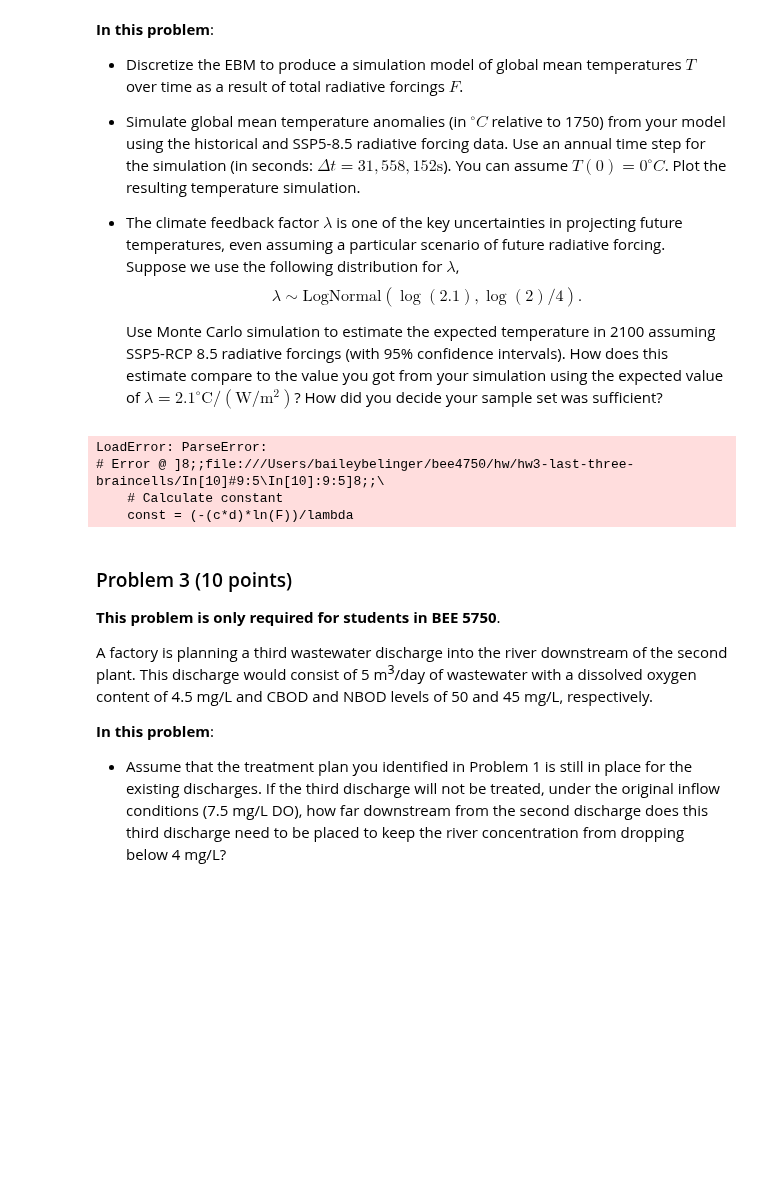
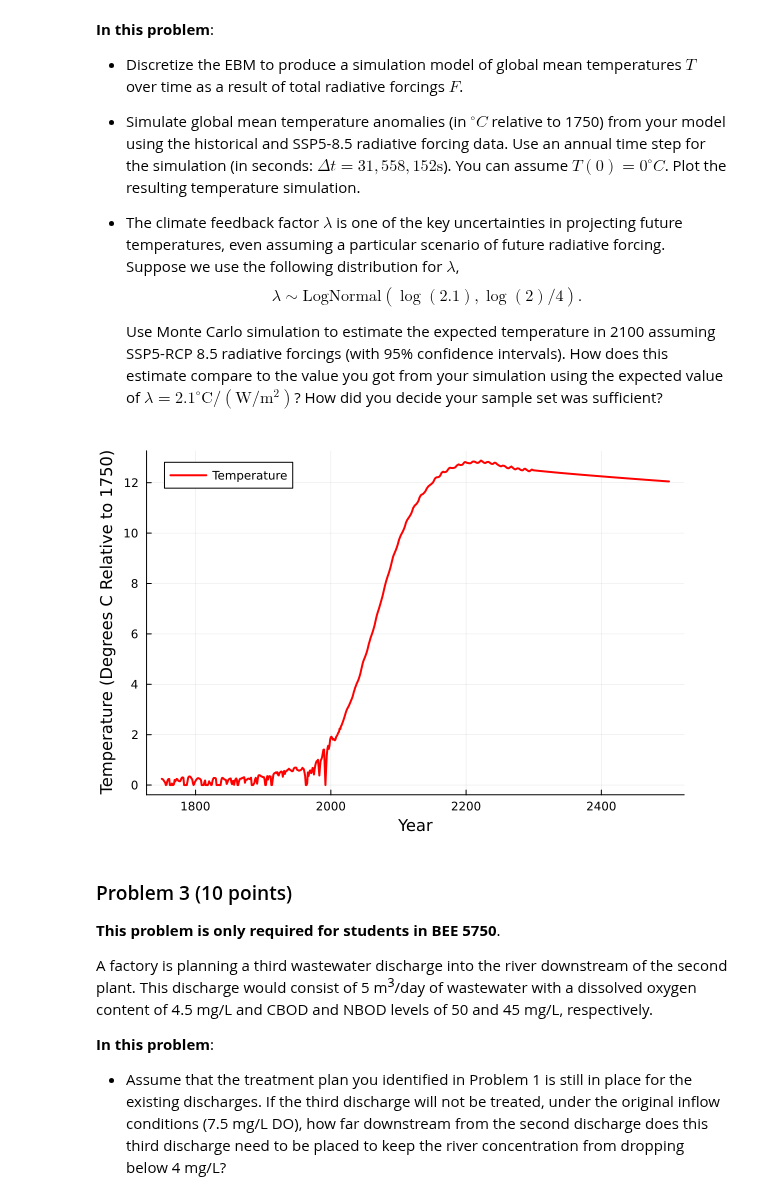
Before and after one commit to BEE4750-FA24/hw3-last-three-braincells, a Jupyter notebook: hw03.ipynb, the cells around one changed output. Drawn from its saved outputs; the diff is of its cells as text; code cells hidden in the pictures; blank space fills up the shorter version.

Commit message:
T vs. t graph

```diff
--- a/hw03.ipynb
+++ b/hw03.ipynb
@@ -332,29 +332,27 @@ plot!(p_forcing, t, forcing_non_aerosol, label="Non-Aerosol Forcing", color=:red
 # %%
 lambda = 2.1 #degrees C / (W/m^2)
 c = 4.184*10^6 #Joules/Kelvin*m^2
 d = 86 #meters
 a = 0.8 # uncertainty scaling factor
 delta_t = 31558152 #seconds
 
-function calculate_T(c, d, F, lambda)
+function calculate_T(c, d, F, lambda,t)
     # Calculate constant
-    const = (-(c*d)*ln(F))/lambda
-    T = (e^(-(lambda(t+const)/(c*d)))+F)/lambda
+    con = (-(c*d)*log(abs(F)))/lambda
+    T = (exp(-(lambda*(t+con)/(c*d)))+F)/lambda
     return(T)
 end
 
-T_vec = zeros(1:length(forcing_total))
+T_vec = zeros(length(forcing_total))
 for i = 1:length(forcing_total)
     F = forcing_total[i]
-    T_vec[i] = calculate_T(c,d,F,lambda)
+    time = t[i]
+    T_vec[i] = calculate_T(c,d,F,lambda,time)
 end
 
-plot!(T_vec, t, label="Temperature Over Time", color=:red, linewidth=2)
+plot(t, T_vec, label="Temperature", xlabel = "Year", ylabel = "Temperature (Degrees C Relative to 1750)", color=:red, linewidth=2)
 # %% [output]
-LoadError: ParseError:
-# Error @ ]8;;file:///Users/baileybelinger/bee4750/hw/hw3-last-three-braincells/In[10]#9:5\In[10]:9:5]8;;\
-    # Calculate constant
-    const = (-(c*d)*ln(F))/lambda
+[figure, added]
 # %% [markdown]
 ### Problem 3 (10 points)
 
```
